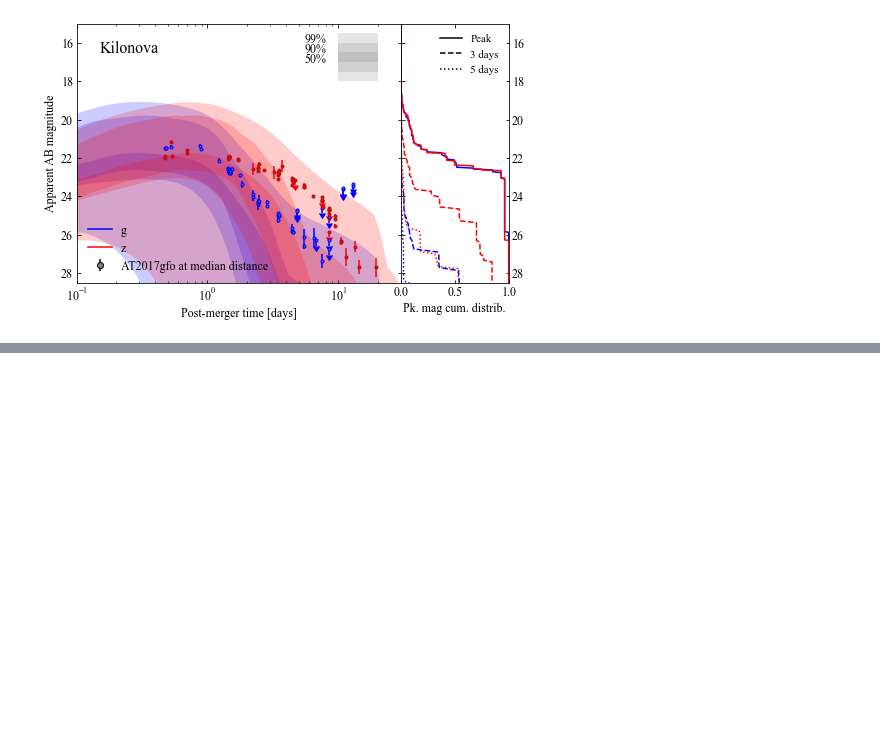
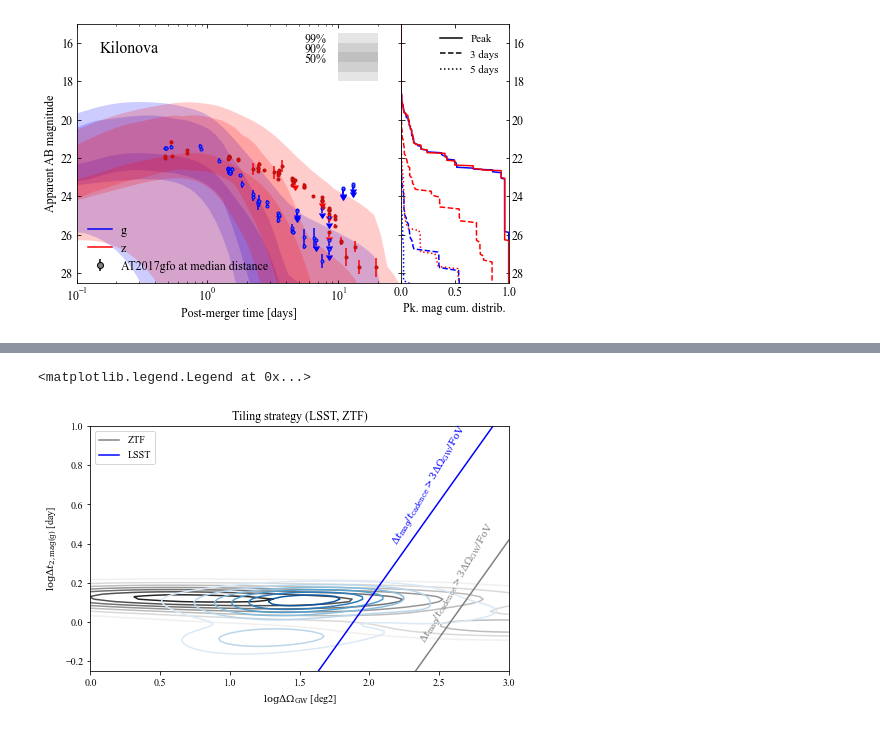
Before and after one commit to acolombo140/O4O5BHNS, a Jupyter notebook: O4BHNS.ipynb, the cells around one changed output, grey strips where cells are left out. Saved outputs shown, nothing was run; the diff lists cells and outputs as text; code cells hidden in the pictures; blank space fills up the shorter version.

```diff
--- a/O4BHNS.ipynb
+++ b/O4BHNS.ipynb
@@ -8,6 +8,8 @@ The BHSN population properties (mass, deformability, redshift ecc.) and EM count
 * the GRB afterglow light curve from 0.1 to 1000 days in the radio, optical and X band;
 * the GRB prompt photon flux in the 10-1000 keV (_Fermi_/GBM) and 15-150 keV (_Swif_/BAT) energy band.
 # %%
+import numpy as np
+import matplotlib as mpl
 import numpy as np
 import matplotlib as mpl
 import matplotlib.pyplot as plt
@@ -21,6 +23,8 @@ from scipy import stats
 from scipy.integrate import cumtrapz
 from scipy.interpolate import interp2d
 from scipy.interpolate import RegularGridInterpolator
+import pickle
+import scipy.stats as st
 from functions import *
 import sys
 sys.path.insert(0, './COMPAS')
@@ -62,7 +66,7 @@ snr_H_O4 = table['snr_H_O4'][()] #snr Ligo H O4
 snr_K_O4 = table['snr_K_O4'][()] #snr Kagra O4
 snr_O4 = table['snr_net_O4'][()] #snr network O4
 Delta_dL_O4 = table['Delta_dL_O4'][()] #luminosity distance error O4
-sky_loc_O4 = table['sky_loc_O4'] #delta omega O4 (on axis events are missing, they are in an accompanying file)
+sky_loc_O4 = table['sky_loc_O4'][()] #delta omega O4 (on axis events are missing, they are in an accompanying file)
 
 snr_V_O5 = table['snr_V_O5'][()] #snr Virgo O5
 snr_L_O5 = table['snr_L_O5'][()] #snr Ligo L O5
@@ -70,7 +74,7 @@ snr_H_O5 = table['snr_H_O5'][()] #snr Ligo H O5
 snr_K_O5 = table['snr_K_O5'][()] #snr Kagra O5
 snr_O5 = table['snr_net_O5'][()] #snr network O5
 Delta_dL_O5 = table['Delta_dL_O5'][()] #luminosity distance error O5
-sky_loc_O5 = table['sky_loc_O5'] #delta omega O5 (on axis events are missing, they are in an accompanying file)
+sky_loc_O5 = table['sky_loc_O5'][()] #delta omega O5 (on axis events are missing, they are in an accompanying file)
 
 print("Loading EM population (kilonova)")
 kn_waves = table['kn_waves'][()] #KN bands
@@ -466,0 +627,43 @@ See the caveats in the documentation: https://pandas.pydata.org/pandas-docs/stab
+# %%
+#### Fig. 2 ####
+ymin = -0.25
+ymax = 1
+xmin = 0
+xmax = 3
+xx, yy = np.mgrid[xmin:xmax:100j, ymin:ymax:100j]
+positions = np.vstack([xx.ravel(), yy.ravel()])
+
+om_l = 10**np.linspace(xmin, xmax, 300)
+
+fil = ~np.isnan(sky_loc_O4)
+
+# ZTF
+values = np.vstack([np.log10(sky_loc_O4[fil]), np.log10(dt_2_g[fil])])
+kernel = st.gaussian_kde(values, bw_method=0.40,
+    weights=w[fil]*gw_det[fil]*((m_dyn[fil]>0.)|(m_disk[fil]>0.)) * ((mpk_g[fil] < ztf_d['g']) | (mpk_z[fil] < ztf_d['z']) | (mpk_J[fil] < ztf_d['J']) ))
+f = np.reshape(kernel(positions).T, xx.shape)
+plt.contour(xx, yy, f, cmap='Greys')
+plt.plot(np.log10(om_l), np.log10(3 * ztf_tiling_cadence * om_l / ztf_fov), color='grey', label='ZTF')
+
+# ZTF
+values = np.vstack([np.log10(sky_loc_O4[fil]), np.log10(dt_2_g[fil])])
+kernel = st.gaussian_kde(values, bw_method=0.40,
+    weights=w[fil]*gw_det[fil]*((m_dyn[fil]>0.)|(m_disk[fil]>0.)) * ((mpk_g[fil] < lsst_d['g']) | (mpk_z[fil] < lsst_d['z']) | (mpk_J[fil] < lsst_d['J']) ))
+f = np.reshape(kernel(positions).T, xx.shape)
+plt.contour(xx, yy, f, cmap='Blues')
+plt.plot(np.log10(om_l), np.log10(3 * lsst_tiling_cadence * om_l / lsst_fov), color='blue', label='LSST')
+
+plt.text(2.15, 0.4, r"$\Delta t_{\rm mag} / t_{\rm cadence} > 3 \Delta \Omega_{\rm GW} / {\rm FoV}$", color='blue', rotation=60)
+plt.text(2.35, -0.1, r"$\Delta t_{\rm mag} / t_{\rm cadence} > 3 \Delta \Omega_{\rm GW} / {\rm FoV}$", color='grey', rotation=60)
+
+plt.xlim([xmin, xmax])
+plt.ylim([ymin, ymax])
+plt.ylabel(r'$\log \Delta t_{\rm 2, mag (g)}$ [day]')
+plt.xlabel(r'$\log \Delta \Omega_{\rm GW}$ [deg2]')
+
+plt.title('Tiling strategy (LSST, ZTF)')
+plt.legend()
+#plt.savefig(f'plots/fig2.pdf', bbox_inches='tight')
+# %% [output]
+<matplotlib.legend.Legend at 0x...>
+[figure, added]
```
Also changed, not shown: parts of 20 cells of this notebook.
